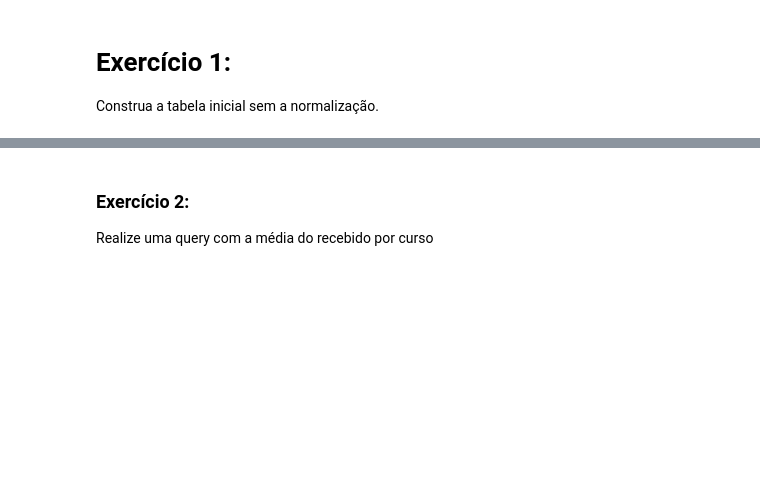
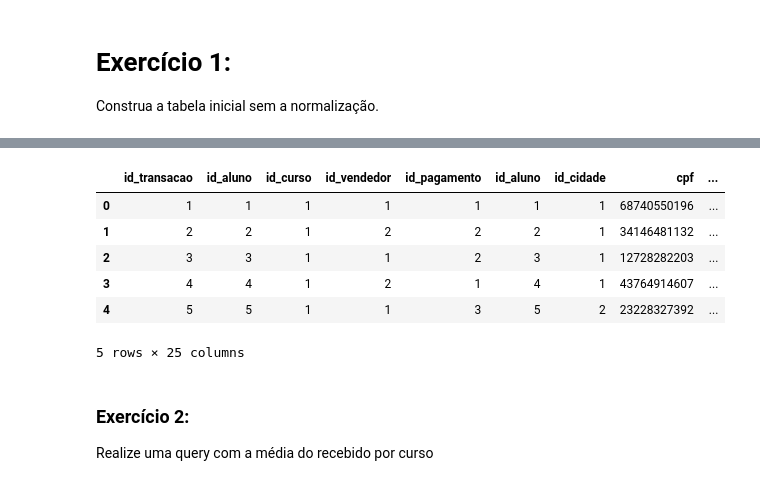
Before and after one commit to carolinarutililima/ADA_Santander, a Jupyter notebook: Banco de Dados I/aula_6.ipynb, the cells around one changed output, grey strips where cells are left out. Drawn from its saved outputs; the diff is of its cells as text; code cells hidden in the pictures; blank space fills up the shorter version.

```diff
--- a/Banco de Dados I/aula_6.ipynb
+++ b/Banco de Dados I/aula_6.ipynb
@@ -36,7 +36,7 @@ import pandas as pd
 
 # SGBD://USER:SENHA@HOST/DATABASE
 
-engine = create_engine('postgresql+psycopg2://postgres:senha@localhost/postgres')
+engine = create_engine('postgresql+psycopg2://postgres:danielmeuamor@localhost/postgres')
 conn = engine.connect()
 # %%
 # Conecte o curso a tabela de transações
@@ -387,6 +321,34 @@ dd.head()
 | 2 | 3 | 1 | engenharia dados | 60.0 | 3 | alex | moulin | 12728282203 | ... |
 | 3 | 4 | 1 | engenharia dados | 60.0 | 4 | álvaro | fonseca | 43764914607 | ... |
 | 4 | 5 | 1 | engenharia dados | 60.0 | 5 | andre | melchior | 23228327392 | ... |
+# %%
+query = """
+SELECT *
+FROM ada.transacoes AS T
+LEFT JOIN ada.alunos as a
+    ON t.id_aluno = a.id_aluno
+LEFT JOIN ada.cursos AS c
+    ON t.id_curso = c.id_curso
+LEFT JOIN ada.vendedores As v
+    ON t.id_vendedor = v.id_vendedor
+LEFT JOIN ada.cidades As ci
+    ON a.id_cidade = ci.id_cidade
+LEFT JOIN ada.pagamentos As p
+    ON t.id_pagamento = p.id_pagamento
+
+
+"""
+
+dd = pd.read_sql_query(query, con = engine)
+dd.head()
+# %% [output]
+|  | id_transacao | id_aluno | id_curso | id_vendedor | id_pagamento | id_aluno | id_cidade | cpf | ... |
+| 0 | 1 | 1 | 1 | 1 | 1 | 1 | 1 | 68740550196 | ... |
+| 1 | 2 | 2 | 1 | 2 | 2 | 2 | 1 | 34146481132 | ... |
+| 2 | 3 | 3 | 1 | 1 | 2 | 3 | 1 | 12728282203 | ... |
+| 3 | 4 | 4 | 1 | 2 | 1 | 4 | 1 | 43764914607 | ... |
+| 4 | 5 | 5 | 1 | 1 | 3 | 5 | 2 | 23228327392 | ... |
+5 rows × 25 columns
 # %% [markdown]
 ### Exercício 2:
 
```
Also changed, not shown: parts of 26 cells of this notebook, 1 other file.
